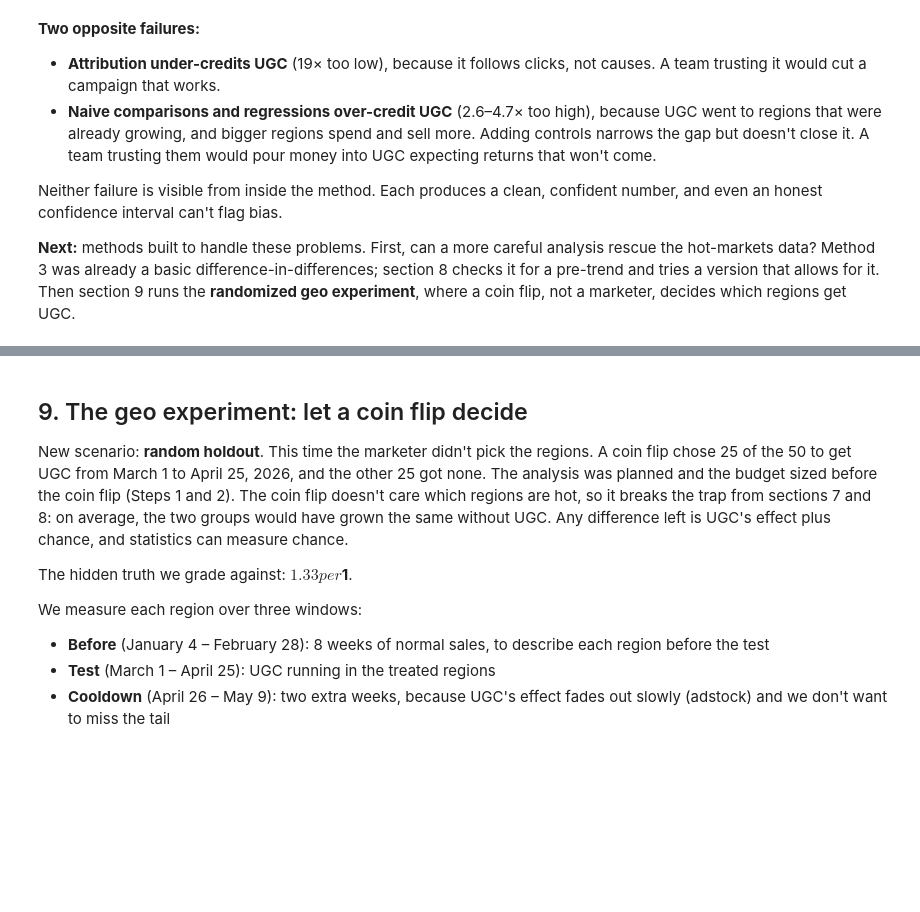
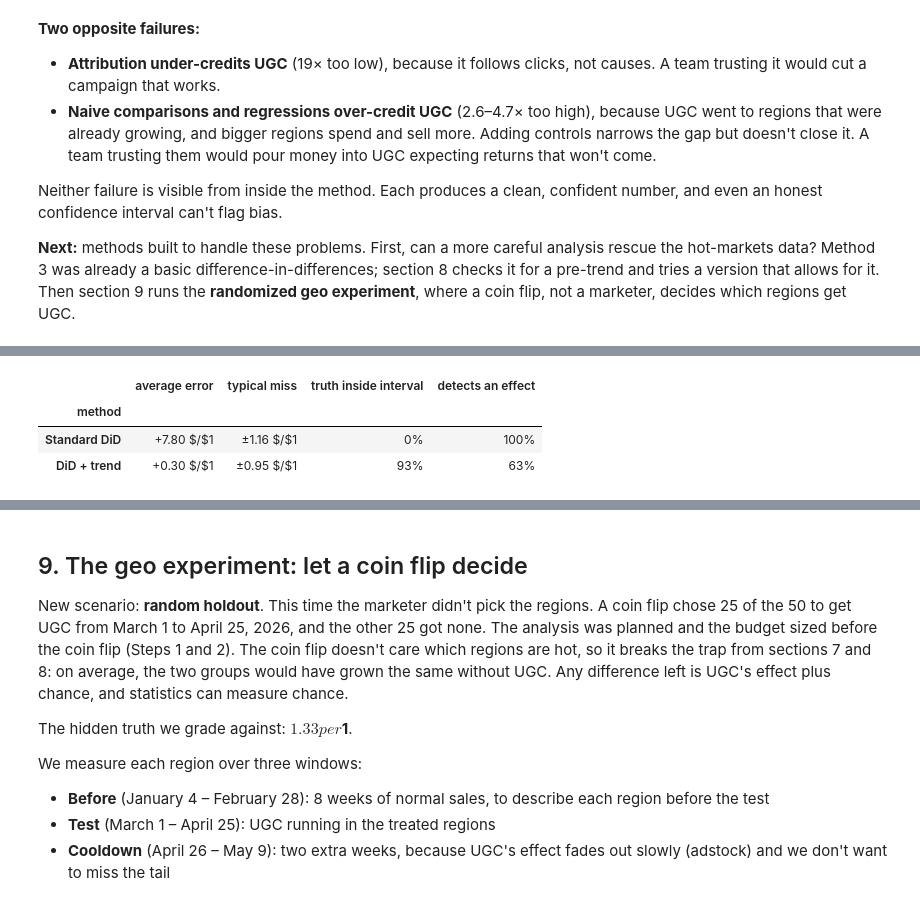
Before and after one commit to menni99/incrementality-mmm-lab, a Jupyter notebook: incrementality.ipynb, the cells around one changed output, grey strips where cells are left out. Saved outputs shown, nothing was run; the diff lists cells and outputs as text; code cells hidden in the pictures; blank space fills up the shorter version.

```diff
--- a/incrementality.ipynb
+++ b/incrementality.ipynb
@@ -1164,0 +1270,8 @@ Neither failure is visible from inside the method. Each produces a clean, confid
+# %%
+pre = months[months["month"] < "2026-03"].copy()
+pre["after"] = (pre["month"] >= "2025-09").astype(int)   # a launch that never happened
+for name, formula in [("Standard DiD", STANDARD), ("DiD + trend", WITH_TREND)]:
+    fit = smf.ols(formula, data=pre).fit(cov_type="cluster", cov_kwds={"groups": pre["geo"].astype("category").cat.codes})
+    lift, se = fit.params["ugc_region:after"], fit.bse["ugc_region:after"]
+    verdict = "significant" if abs(lift) > 1.96 * se else "not significant"
+    print(f"{name:13s} fake effect {lift:+.1%} ± {1.96 * se:.1%}  ({verdict})")
@@ -1164,0 +1329,23 @@ Neither failure is visible from inside the method. Each produces a clean, confid
+# %%
+def did_in_world(seed):
+    _, p = simulate_world(replace(cfg, seed=seed), scenario=hot_markets_scenario)
+    m, spend, truth = monthly_panel(p), p["spend_ugc"].sum(), true_iroas(p, "ugc")
+    rows = []
+    for name, formula in [("Standard DiD", STANDARD), ("DiD + trend", WITH_TREND)]:
+        r = did(m, formula, spend)
+        rows.append({"method": name, "error": r["estimate"] - truth,
+                     "truth inside interval": r["low"] <= truth <= r["high"],
+                     "detects an effect": r["low"] > 0})
+    return rows
+
+did_worlds = pd.DataFrame([row for seed in range(30) for row in did_in_world(seed)])
+did_worlds.groupby("method", sort=False).agg(
+    **{"average error": ("error", "mean"), "typical miss": ("error", "std"),
+       "truth inside interval": ("truth inside interval", "mean"), "detects an effect": ("detects an effect", "mean")}
+).style.format({"average error": "{:+.2f} $/$1", "typical miss": "±{:.2f} $/$1",
+                "truth inside interval": "{:.0%}", "detects an effect": "{:.0%}"})
+# %% [output]
+|  | average error | typical miss | truth inside interval | detects an effect |
+| method |  |  |  |  |
+| Standard DiD | +7.80 $/$1 | ±1.16 $/$1 | 0% | 100% |
+| DiD + trend | +0.30 $/$1 | ±0.95 $/$1 | 93% | 63% |
```
Also changed, not shown: parts of 20 cells of this notebook.
